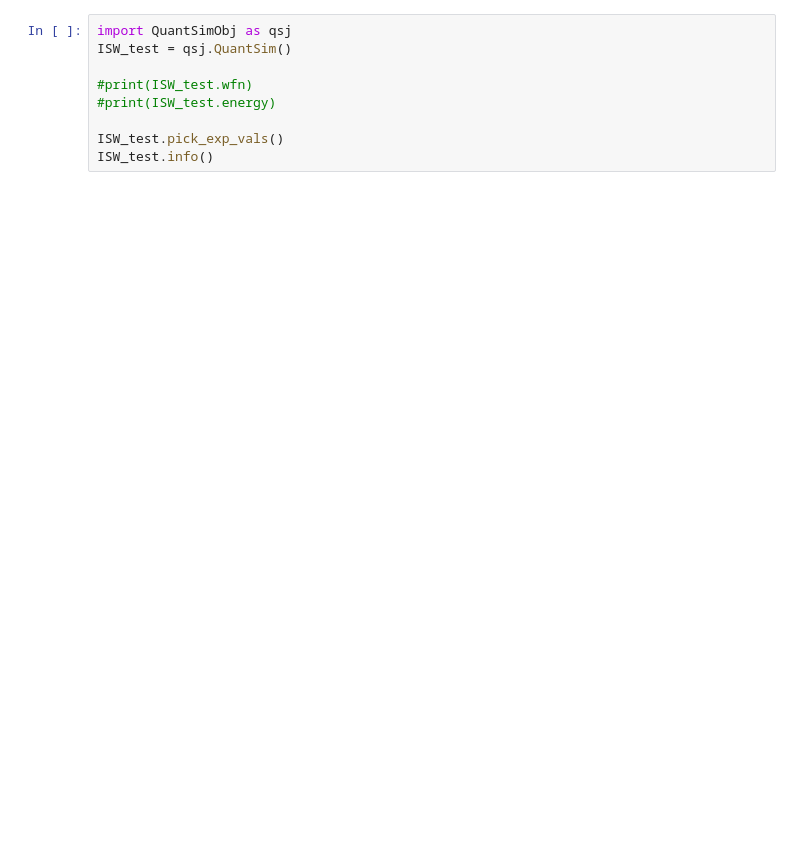
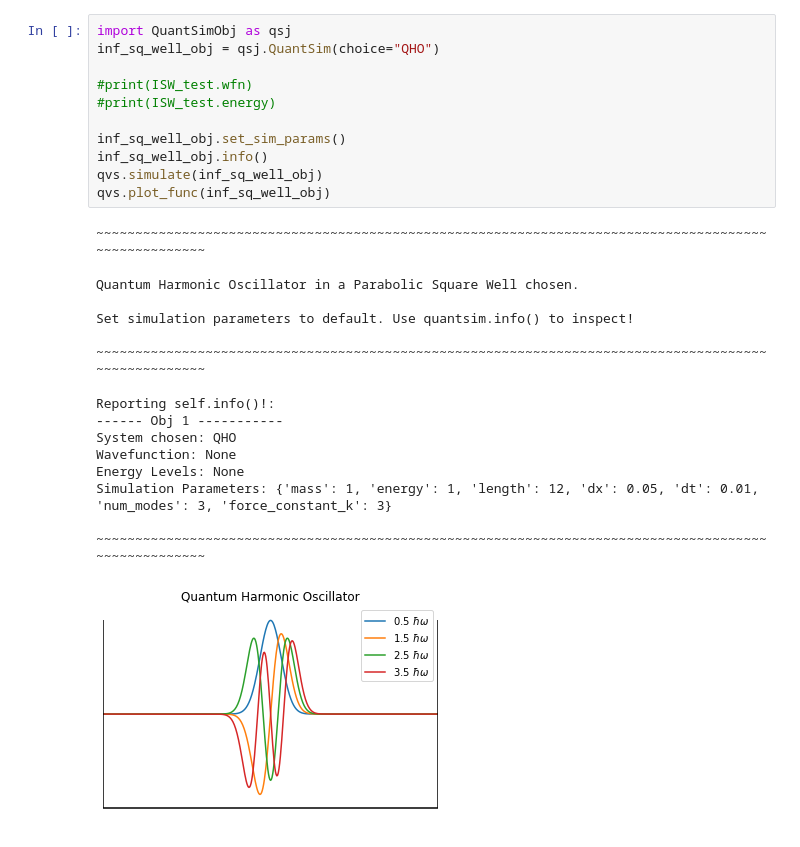
Before and after one commit to jorger99/QuantSim, a Jupyter notebook: Quantsim_Demo.ipynb, the cells around one changed output. Cells and saved outputs as stored; diff of their text form; blank space fills up the shorter version.

Commit message:
remade demo notebook, polished plots, added some fixes to methods in object

```diff
--- a/Quantsim_Demo.ipynb
+++ b/Quantsim_Demo.ipynb
@@ -35,9 +39,29 @@ pass
 # %%
 import QuantSimObj as qsj
-ISW_test = qsj.QuantSim()
+inf_sq_well_obj = qsj.QuantSim(choice="QHO")
 
 #print(ISW_test.wfn)
 #print(ISW_test.energy)
 
-ISW_test.pick_exp_vals()
-ISW_test.info()
+inf_sq_well_obj.set_sim_params()
+inf_sq_well_obj.info()
+qvs.simulate(inf_sq_well_obj)
+qvs.plot_func(inf_sq_well_obj)
+# %% [output]
+~~~~~~~~~~~~~~~~~~~~~~~~~~~~~~~~~~~~~~~~~~~~~~~~~~~~~~~~~~~~~~~~~~~~~~~~~~~~~~~~~~~~~~~~~~~~~~~~~~~~
+
+Quantum Harmonic Oscillator in a Parabolic Square Well chosen.
+
+Set simulation parameters to default. Use quantsim.info() to inspect!
+
+~~~~~~~~~~~~~~~~~~~~~~~~~~~~~~~~~~~~~~~~~~~~~~~~~~~~~~~~~~~~~~~~~~~~~~~~~~~~~~~~~~~~~~~~~~~~~~~~~~~~
+
+Reporting self.info()!:
+------ Obj 1 -----------
+System chosen: QHO
+Wavefunction: None
+Energy Levels: None
+Simulation Parameters: {'mass': 1, 'energy': 1, 'length': 12, 'dx': 0.05, 'dt': 0.01, 'num_modes': 3, 'force_constant_k': 3}
+
+~~~~~~~~~~~~~~~~~~~~~~~~~~~~~~~~~~~~~~~~~~~~~~~~~~~~~~~~~~~~~~~~~~~~~~~~~~~~~~~~~~~~~~~~~~~~~~~~~~~~
+[figure, added]
```
Also changed, not shown: parts of 3 cells of this notebook, 2 other files.
